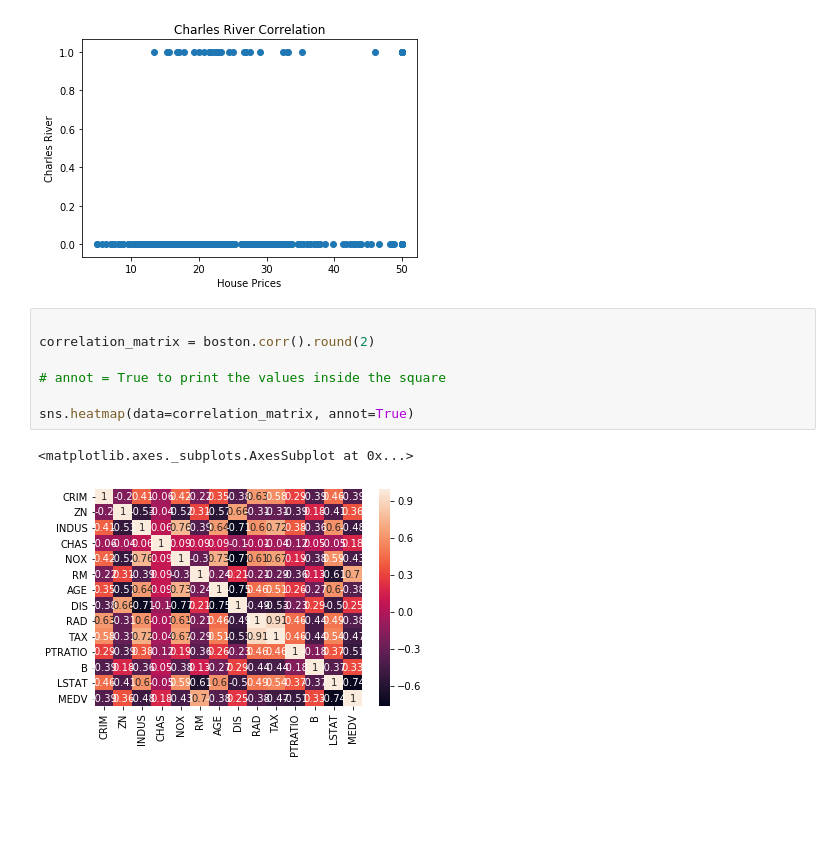
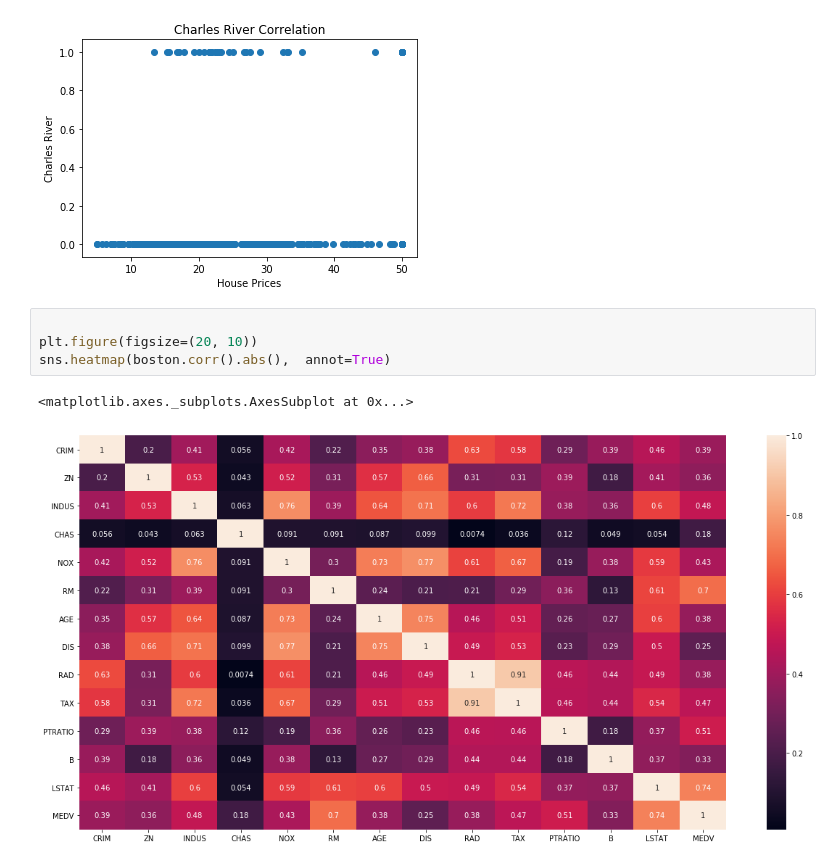
Before and after one commit to tullowhurler/Machine-Learning-2019, a Jupyter notebook: Boston House Prices.ipynb, the cells around one changed output. Drawn from its saved outputs; the diff is of its cells as text; blank space fills up the shorter version.

```diff
--- a/Boston House Prices.ipynb
+++ b/Boston House Prices.ipynb
@@ -212,13 +212,10 @@ plt.ylabel('Charles River')
 plt.show()
 # %% [output]
 [figure]
-# %%
-
-correlation_matrix = boston.corr().round(2)
-
-# annot = True to print the values inside the square
-
-sns.heatmap(data=correlation_matrix, annot=True)
-# %% [output]
-<matplotlib.axes._subplots.AxesSubplot at 0x...>
-[figure, removed]
+# %%
+
+plt.figure(figsize=(20, 10))
+sns.heatmap(boston.corr().abs(),  annot=True)
+# %% [output]
+<matplotlib.axes._subplots.AxesSubplot at 0x...>
+[figure, added]
```
Also changed, not shown: parts of 2 cells of this notebook.
